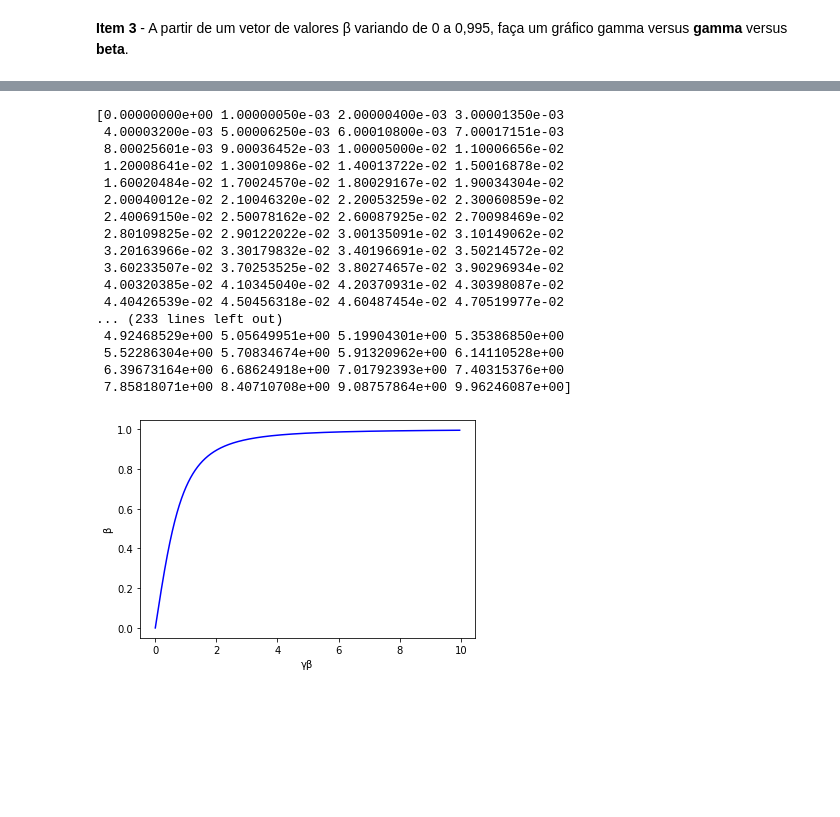
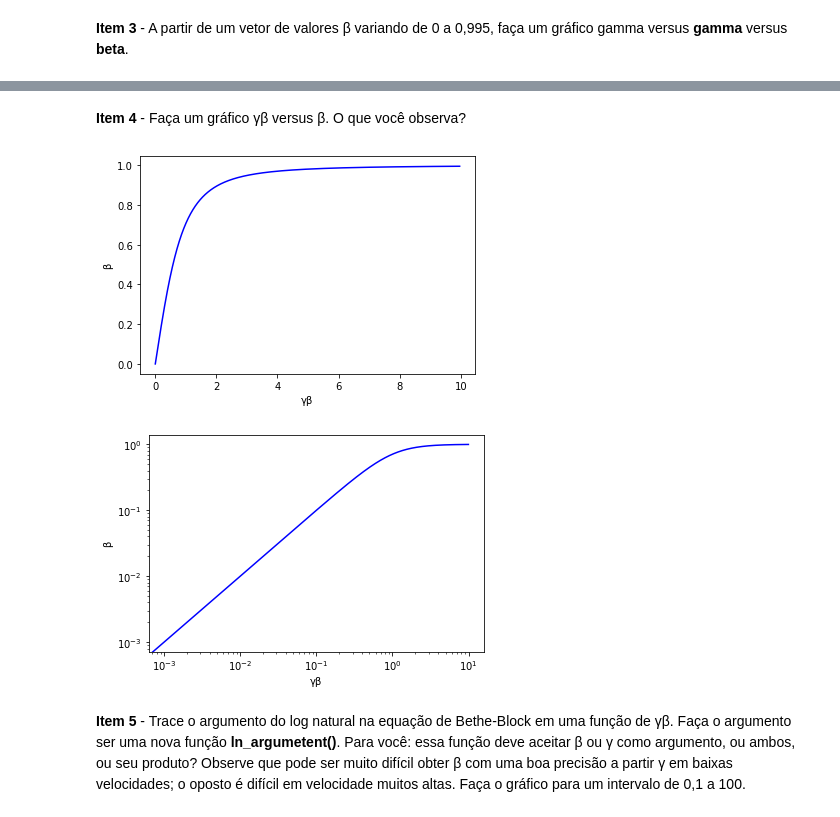
Before and after one commit to JMateusNSilva/python_uerj_2020_2, a Jupyter notebook: projeto01/projeto01_Bethe_Block_equation.ipynb, the cells around one changed output, grey strips where cells are left out. Drawn from its saved outputs; the diff is of its cells as text; code cells hidden in the pictures; blank space fills up the shorter version.

```diff
--- a/projeto01/projeto01_Bethe_Block_equation.ipynb
+++ b/projeto01/projeto01_Bethe_Block_equation.ipynb
@@ -57,15 +59,19 @@ import numpy as np
 import matplotlib.pyplot as plt
 from função_gamma import gamma
 # Beta varia entre valores de 0 até 1.
-beta = np.arange(0,0.996,0.001)               # O intervalo inclui o ponto inicial (0) e exclui o ponto final(0.996)
+beta = np.arange(0.0,0.996,0.001)               # O intervalo inclui o ponto inicial (0) e exclui o ponto final(0.996)
 
 gamma = gamma(beta)
 
-print(f'gamma = \n {gamma}')
-print(f'beta = \n {beta}')
+#beta.shape
+#print(len(gamma))
+#type(gamma)
+#print(f'gamma = \n {gamma}')
+#print(f'beta = \n {beta}')
 
 plt.plot(gamma,beta,'blue')
 plt.xlabel('γ')
 plt.ylabel('β')
+
 plt.show()
 # %% [output]
@@ -89,37 +78,32 @@ gamma =
 [figure]
+# %% [markdown]
+**Item 4** - Faça um gráfico γβ versus β. O que você observa?
 # %%
 import numpy as np
 import matplotlib.pyplot as plt
 from função_gamma import gamma
 # Beta varia entre valores de 0 até 1.
 beta = np.arange(0,0.996,0.001)               # O intervalo inclui o ponto inicial (0) e exclui o ponto final(0.996)
 
 gamma = gamma(beta)
 
 gamma_beta = gama*beta
 
-print(gamma_beta)
+#print(gamma_beta)
 
-plt.plot(gamma_beta,beta,'blue')
-plt.xlabel('γβ')
-plt.ylabel('β')
-plt.show()
+fig, ax1 = plt.subplots()
+ax1.set_xlabel('γβ')
+ax1.set_ylabel('β')
+ax1=plt.plot(gamma_beta,beta,'blue')
+
+fig,ax2 = plt.subplots()
+ax2.set_xlabel('γβ')
+ax2.set_ylabel('β')
+ax2.set_xscale('log')
+ax2.set_yscale('log')
+ax2=plt.plot(gamma_beta, beta, 'blue')
 # %% [output]
-[0.00000000e+00 1.00000050e-03 2.00000400e-03 3.00001350e-03
- 4.00003200e-03 5.00006250e-03 6.00010800e-03 7.00017151e-03
- 8.00025601e-03 9.00036452e-03 1.00005000e-02 1.10006656e-02
- 1.20008641e-02 1.30010986e-02 1.40013722e-02 1.50016878e-02
- 1.60020484e-02 1.70024570e-02 1.80029167e-02 1.90034304e-02
- 2.00040012e-02 2.10046320e-02 2.20053259e-02 2.30060859e-02
- 2.40069150e-02 2.50078162e-02 2.60087925e-02 2.70098469e-02
- 2.80109825e-02 2.90122022e-02 3.00135091e-02 3.10149062e-02
- 3.20163966e-02 3.30179832e-02 3.40196691e-02 3.50214572e-02
- 3.60233507e-02 3.70253525e-02 3.80274657e-02 3.90296934e-02
- 4.00320385e-02 4.10345040e-02 4.20370931e-02 4.30398087e-02
- 4.40426539e-02 4.50456318e-02 4.60487454e-02 4.70519977e-02
-... (233 lines left out)
- 4.92468529e+00 5.05649951e+00 5.19904301e+00 5.35386850e+00
- 5.52286304e+00 5.70834674e+00 5.91320962e+00 6.14110528e+00
- 6.39673164e+00 6.68624918e+00 7.01792393e+00 7.40315376e+00
- 7.85818071e+00 8.40710708e+00 9.08757864e+00 9.96246087e+00]
 [figure]
+[figure, added]
+# %% [markdown]
+**Item 5** - Trace o argumento do log natural na equação de Bethe-Block em uma função de γβ. Faça o argumento ser uma nova função **ln_argumetent()**. Para você: essa função deve aceitar β ou γ como argumento, ou ambos, ou seu produto? Observe que pode ser muito difícil obter β com uma boa precisão a partir γ em baixas velocidades; o oposto é difícil em velocidade muitos altas. Faça o gráfico para um intervalo de 0,1 a 100.
```
Also changed, not shown: parts of 3 cells of this notebook.
